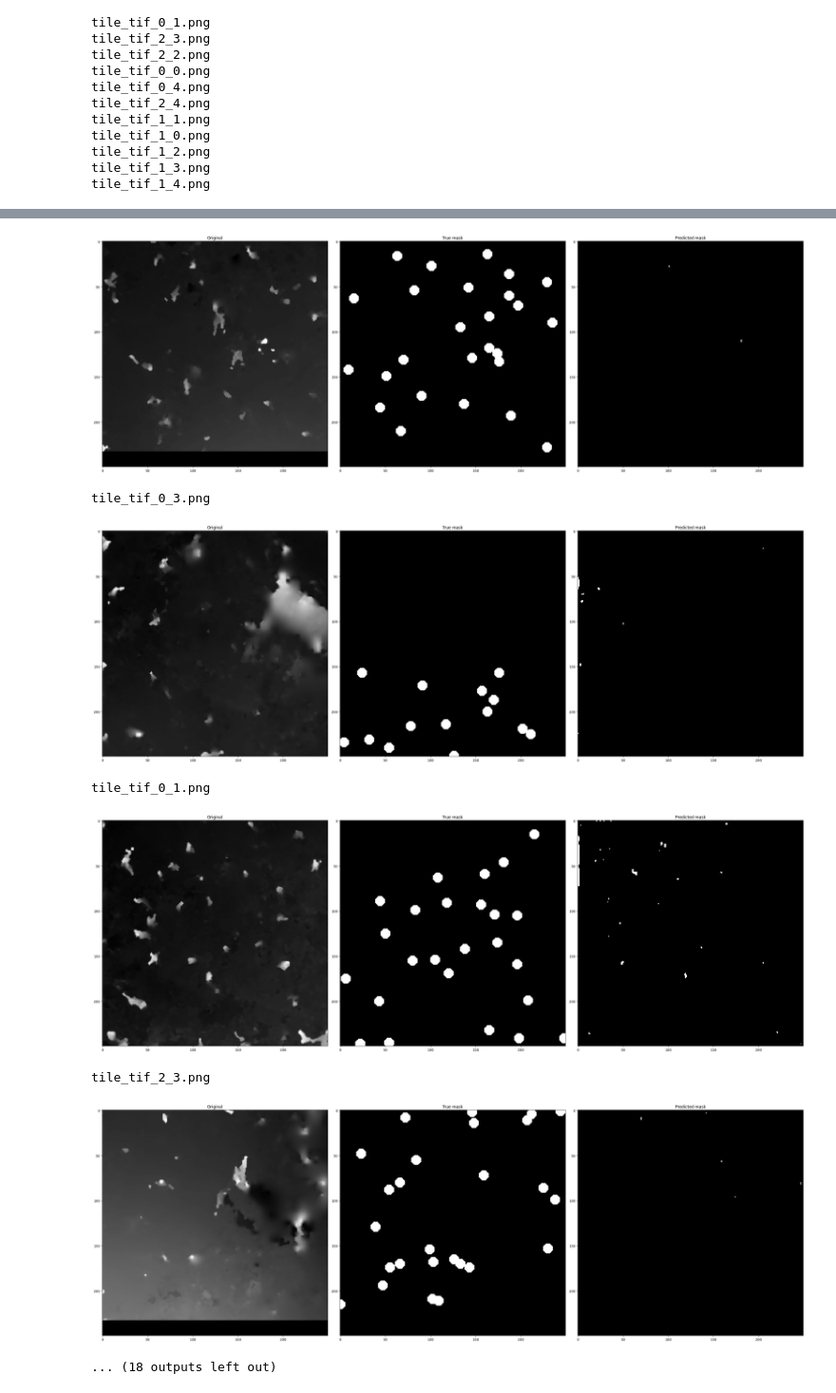
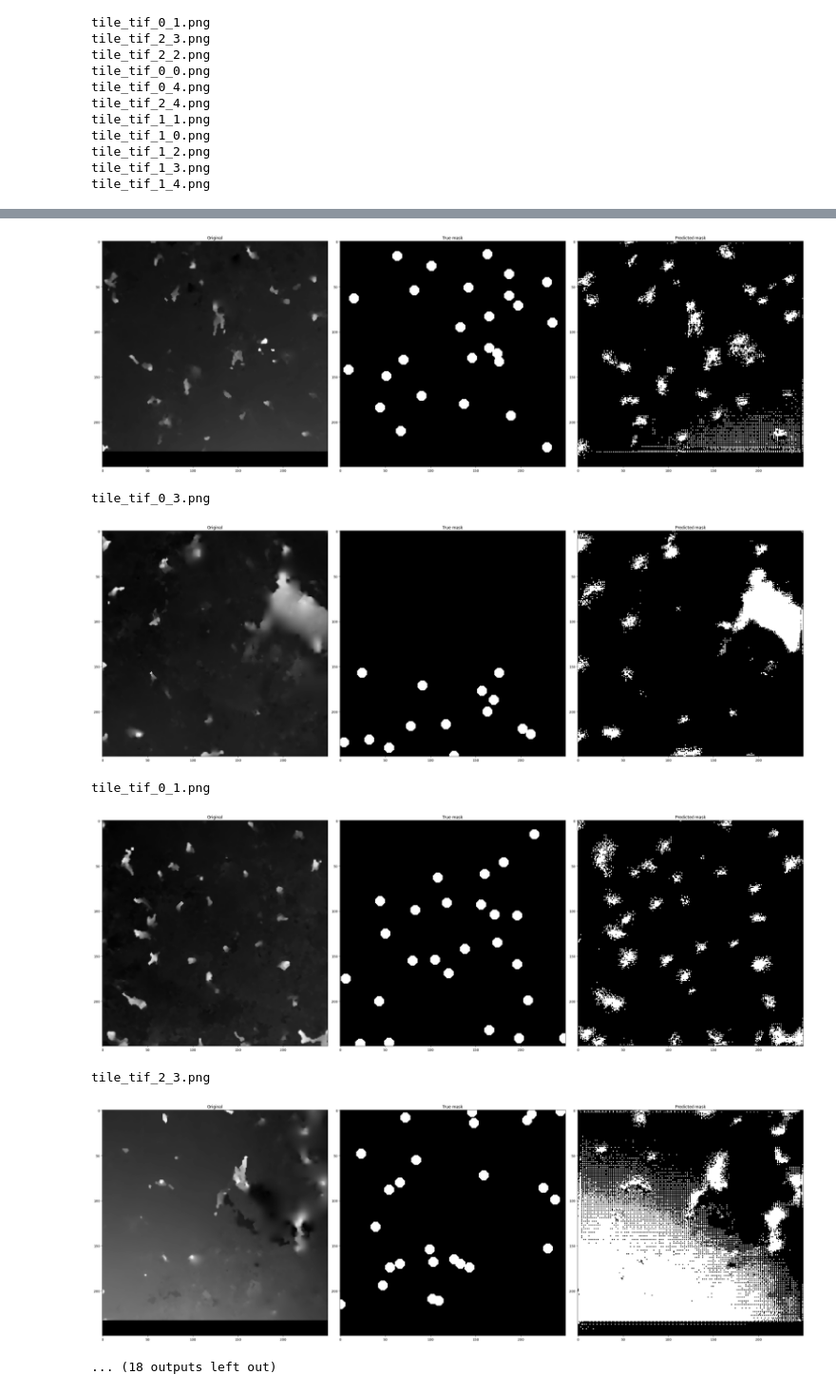
Before and after one commit to Aerial-Image-Categorization/CanopyMapping, a Jupyter notebook: src/02_train.ipynb, the cells around one changed output, grey strips where cells are left out. Shown at 95% size. Drawn from its saved outputs; the diff is of its cells as text; code cells hidden in the pictures.

Commit message:
third model

```diff
--- a/src/02_train.ipynb
+++ b/src/02_train.ipynb
@@ -298,7 +298,7 @@ def predict_img(net,
     #return mask[0].long().numpy()
 # %%
 net = UNet(n_channels=1, n_classes=1)
-state_dict = torch.load('../model/checkpoints/checkpoint_epoch20.pth', map_location=device)
+state_dict = torch.load('../model/checkpoints/checkpoint_epoch10.pth', map_location=device)
 net.load_state_dict(state_dict)
 # %% [output]
 <All keys matched successfully>
@@ -372,18 +372,19 @@ def prediction(unet,folder, out_folder):
             mask_filename = f'pred_{tile}_png_{row}_{col}.png'
             mask.save(os.path.join(out_folder,mask_filename))
 # %%
-def plot_prediction(unet,folder, out_folder):
+def plot_prediction(unet,folder, out_folder, out_threshold = 0.8):
     files = os.listdir(folder)
     for file in files:
         if file.split('_')[1]=='tif':
             print(file)
-            img = cv2.imread(os.path.join(folder,file))
-            img = cv2.cvtColor(img, cv2.COLOR_BGR2RGB)
-            img = Image.fromarray(img).convert('L')
+            #img = cv2.imread(os.path.join(folder,file))
+            #img = cv2.cvtColor(img, cv2.COLOR_BGR2RGB)
+            #img = Image.fromarray(img).convert('L')
+            img = load_image(os.path.join(folder,file))
             pred = predict_img(net = unet,
                     full_img=img,
                     scale_factor=1,
-                    out_threshold=0.7,
+                    out_threshold=out_threshold,
                     device=device)
             plt.figure(figsize=(30, 10))
             plt.subplot(1, 3, 1)
@@ -421,6 +422,7 @@ tile_tif_1_4.png
 # %%
 plot_prediction(net,
            '../data/tiles/formatted',
-           '../results')
+           '../results',
+           out_threshold=0.6)
 # %% [output]
 tile_tif_0_2.png
@@ -430,11 +432,11 @@ tile_tif_2_0.png
 tile_tif_2_1.png
-[figure, old version]
+[figure, new version]
 tile_tif_0_3.png
-[figure, old version]
+[figure, new version]
 tile_tif_0_1.png
-[figure, old version]
+[figure, new version]
 tile_tif_2_3.png
-[figure, old version]
+[figure, new version]
 ... (18 outputs left out)
 # %%
 convert_PNGtoSHP('../data/tiles/original')
```
Also changed, not shown: parts of 3 cells of this notebook.
